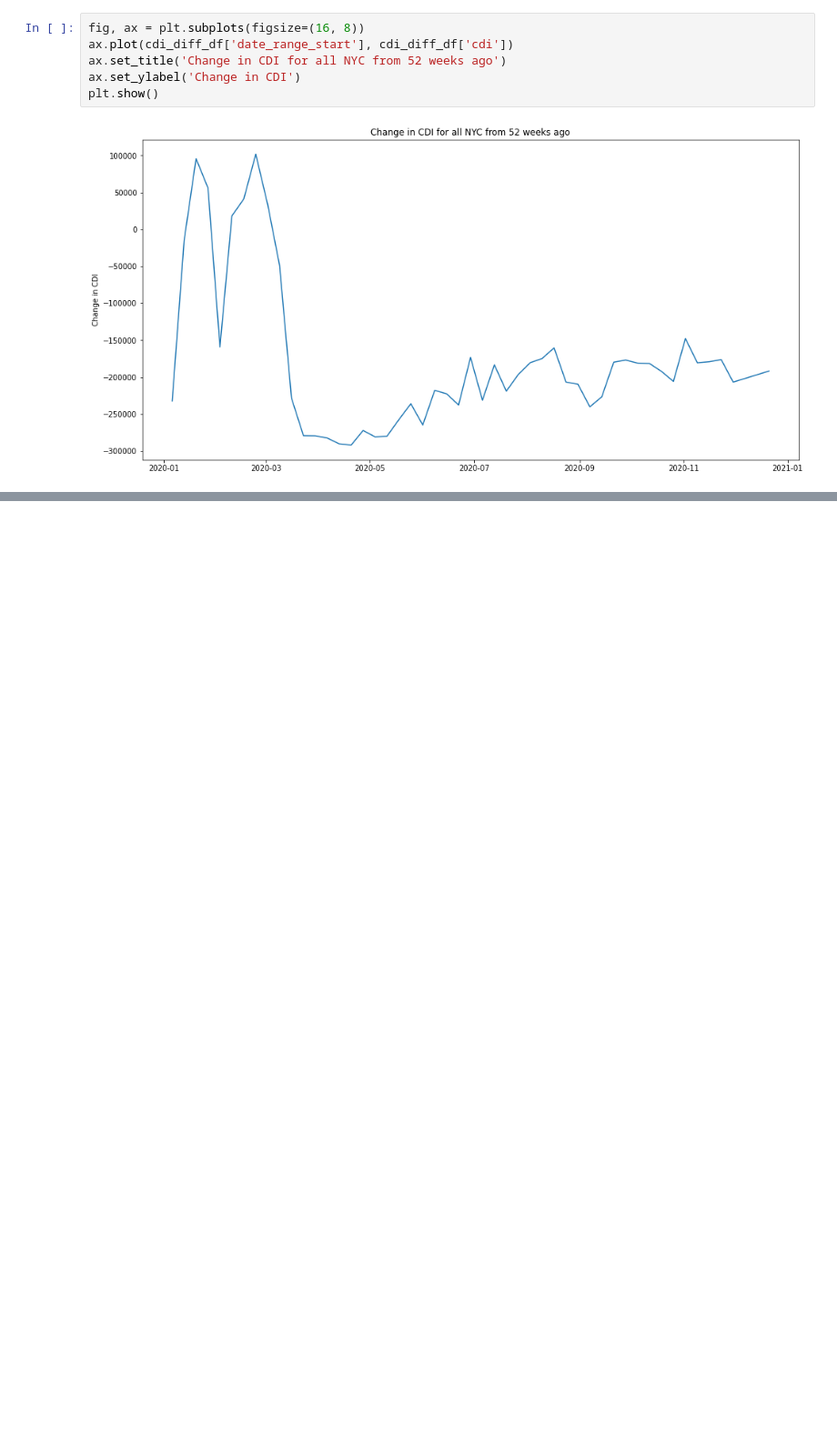
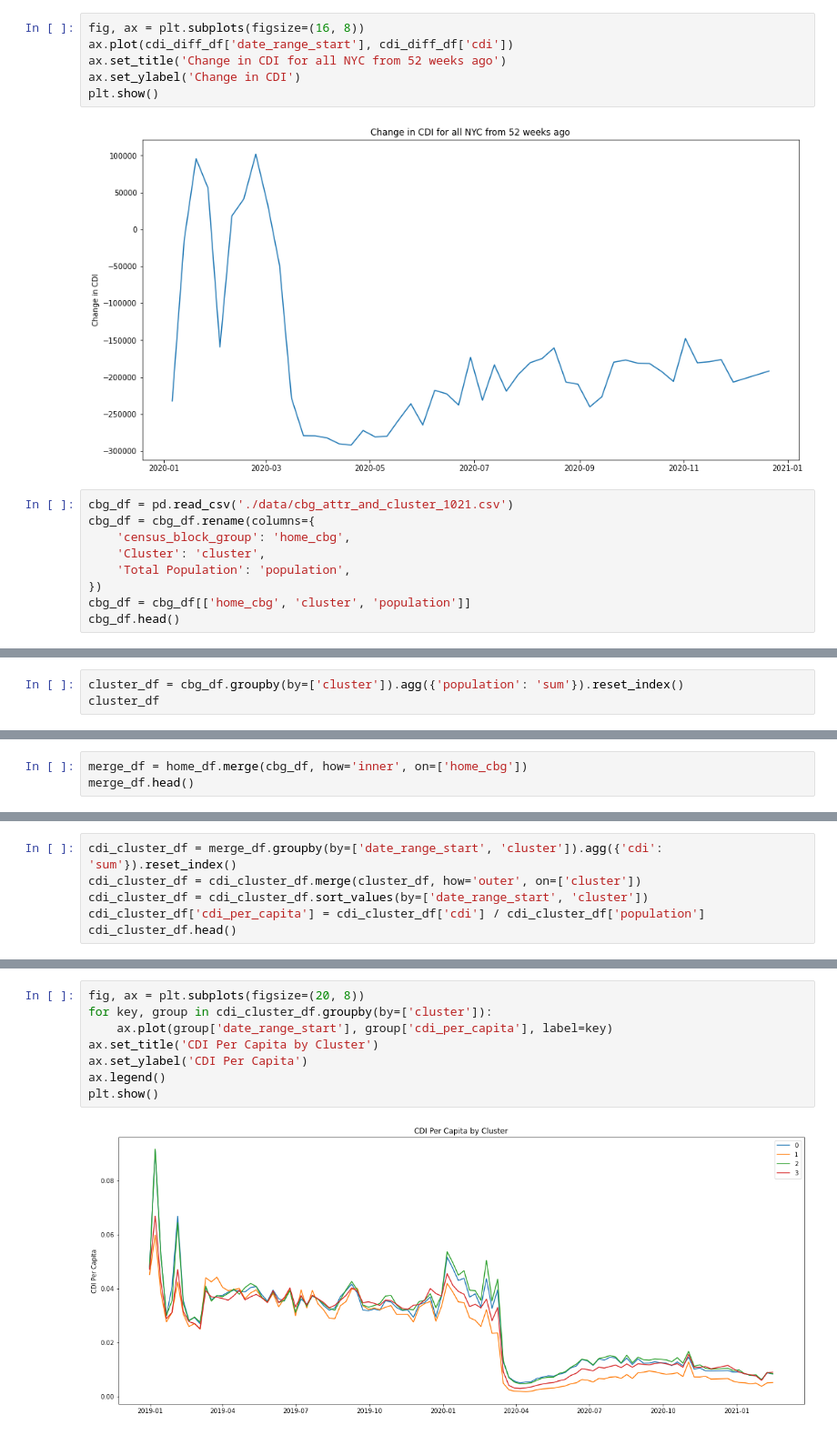
Before and after one commit to cpcarey/nyu-cusp-food-access, a Jupyter notebook: notebooks/plot_cdi.ipynb, the cells around one changed output, grey strips where cells are left out. Shown: that part at 91% size. Drawn from its saved outputs; the diff is of its cells as text; blank space fills up the shorter version.

Commit message:
Add CDI by cluster plots.

```diff
--- a/notebooks/plot_cdi.ipynb
+++ b/notebooks/plot_cdi.ipynb
@@ -102,3 +107,12 @@ ax.set_ylabel('Change in CDI')
 plt.show()
 # %% [output]
 [figure]
+# %%
+cbg_df = pd.read_csv('./data/cbg_attr_and_cluster_1021.csv')
+cbg_df = cbg_df.rename(columns={
+    'census_block_group': 'home_cbg',
+    'Cluster': 'cluster',
+    'Total Population': 'population',
+})
+cbg_df = cbg_df[['home_cbg', 'cluster', 'population']]
+cbg_df.head()
@@ -104,0 +126,3 @@ plt.show()
+# %%
+cluster_df = cbg_df.groupby(by=['cluster']).agg({'population': 'sum'}).reset_index()
+cluster_df
@@ -104,0 +135,3 @@ plt.show()
+# %%
+merge_df = home_df.merge(cbg_df, how='inner', on=['home_cbg'])
+merge_df.head()
@@ -104,0 +145,6 @@ plt.show()
+# %%
+cdi_cluster_df = merge_df.groupby(by=['date_range_start', 'cluster']).agg({'cdi': 'sum'}).reset_index()
+cdi_cluster_df = cdi_cluster_df.merge(cluster_df, how='outer', on=['cluster'])
+cdi_cluster_df = cdi_cluster_df.sort_values(by=['date_range_start', 'cluster'])
+cdi_cluster_df['cdi_per_capita'] = cdi_cluster_df['cdi'] / cdi_cluster_df['population']
+cdi_cluster_df.head()
@@ -104,0 +158,10 @@ plt.show()
+# %%
+fig, ax = plt.subplots(figsize=(20, 8))
+for key, group in cdi_cluster_df.groupby(by=['cluster']):
+    ax.plot(group['date_range_start'], group['cdi_per_capita'], label=key)
+ax.set_title('CDI Per Capita by Cluster')
+ax.set_ylabel('CDI Per Capita')
+ax.legend()
+plt.show()
+# %% [output]
+[figure, added]
```
Also changed, not shown: parts of 13 cells of this notebook, 4 other files.
